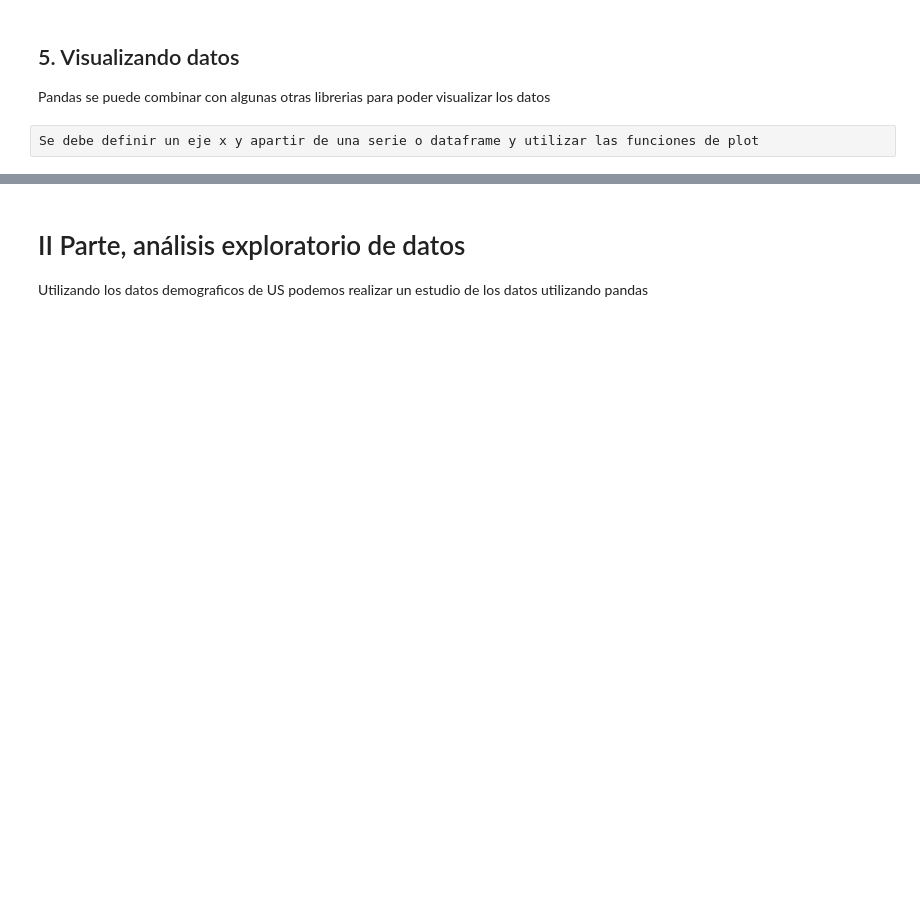
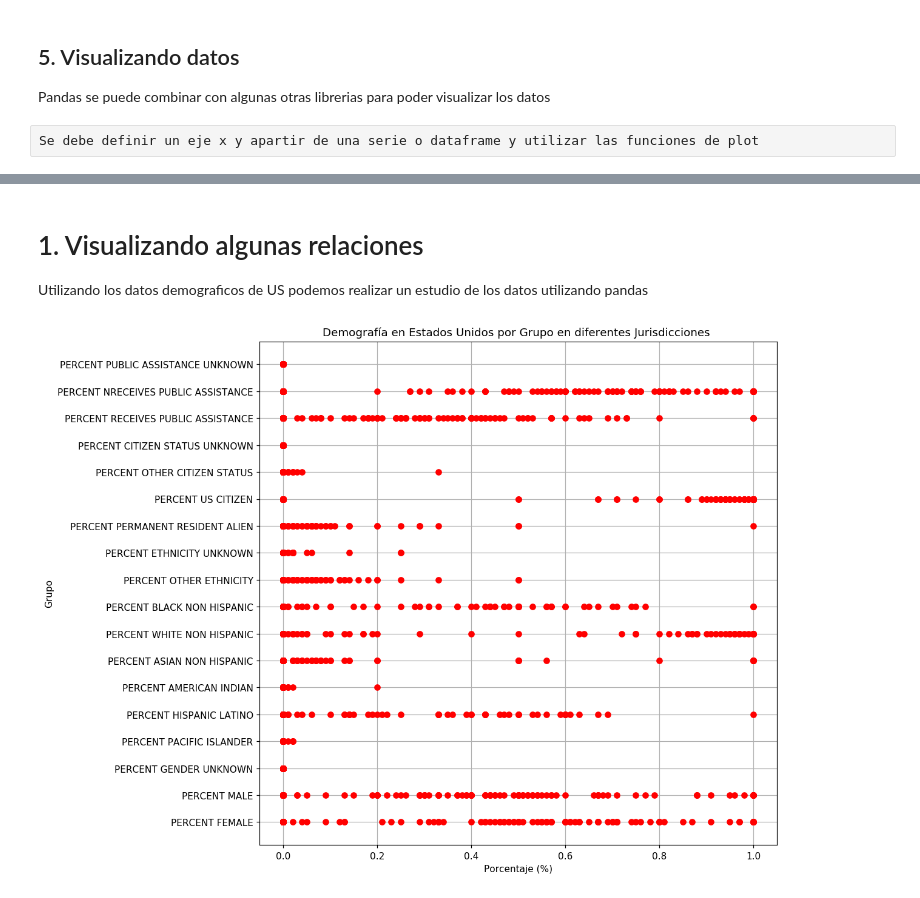
Before and after one commit to nerox/Investigacion1_Rec_Patrones, a Jupyter notebook: Inv-Corta-1.ipynb, the cells around one changed output, grey strips where cells are left out. Drawn from its saved outputs; the diff is of its cells as text; code cells hidden in the pictures; blank space fills up the shorter version.

```diff
--- a/Inv-Corta-1.ipynb
+++ b/Inv-Corta-1.ipynb
@@ -311,4 +300,21 @@ plt.show()
 # %% [markdown]
-# II Parte, análisis exploratorio de datos
+# 1. Visualizando algunas relaciones
 
 Utilizando los datos demograficos de US podemos realizar un estudio de los datos utilizando pandas
+# %%
+demo_name = data.columns[3::2] # obtenemos las columnas que no contienen datos no porcentuales
+#Lets remove some columns that only reflect total data
+demo_name=demo_name.drop(labels=["PERCENT GENDER TOTAL","PERCENT ETHNICITY TOTAL","PERCENT CITIZEN STATUS TOTAL","PERCENT PUBLIC ASSISTANCE TOTAL"])
+demographic = data.iloc[0:,3::2]
+#Lets remove some columns that only reflect total data
+demographic= demographic.drop(columns=["PERCENT GENDER TOTAL","PERCENT ETHNICITY TOTAL","PERCENT CITIZEN STATUS TOTAL","PERCENT PUBLIC ASSISTANCE TOTAL"])
+fig, ax = plt.subplots(figsize=(10, 10), dpi= 110)
+#we need to transpose the dataframe so that the dimensions are the same to be represented on the graph
+ax.plot(demographic.T,demo_name,'ro')
+
+ax.set(xlabel='Porcentaje (%)', ylabel='Grupo',
+       title='Demografía en Estados Unidos por Grupo en diferentes Jurisdicciones ')
+ax.grid()
+plt.show()
+# %% [output]
+[figure, added]
```
Also changed, not shown: parts of 19 cells of this notebook.
